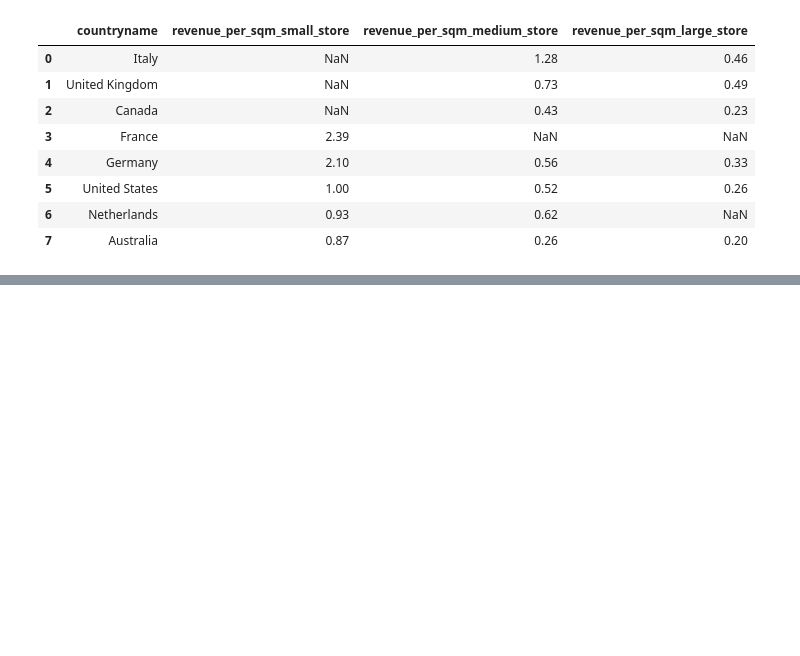
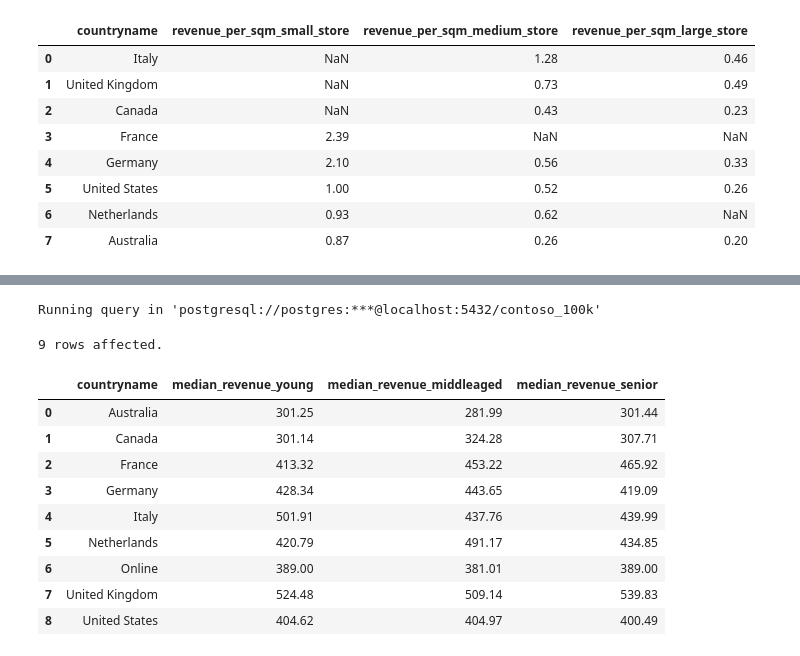
Before and after one commit to Du6eniuk/Du6eniuk, a Jupyter notebook: 0_Intro/2_Colab_Notebooks.ipynb, the cells around one changed output, grey strips where cells are left out. Cells and saved outputs as stored; diff of their text form; code cells hidden in the pictures; blank space fills up the shorter version.

```diff
--- a/0_Intro/2_Colab_Notebooks.ipynb
+++ b/0_Intro/2_Colab_Notebooks.ipynb
@@ -512,0 +580,24 @@ Running query in 'postgresql://postgres:***@localhost:5432/contoso_100k'
+# %%
+%%sql
+SELECT st.countryname,
+PERCENTILE_CONT(0.5) WITHIN GROUP (ORDER BY CASE WHEN c.age < 30 THEN s.netprice * s.quantity / s.exchangerate END) AS median_revenue_young,
+PERCENTILE_CONT(0.5) WITHIN GROUP (ORDER BY CASE WHEN c.age BETWEEN 30 AND 50 THEN s.netprice * s.quantity / s.exchangerate END) AS median_revenue_middleaged,
+PERCENTILE_CONT(0.5) WITHIN GROUP (ORDER BY CASE WHEN c.age > 50 THEN s.netprice * s.quantity / s.exchangerate END) AS median_revenue_senior
+FROM sales s
+LEFT JOIN store st ON s.storekey = st.storekey
+LEFT JOIN customer c ON s.customerkey = c.customerkey
+GROUP BY 1
+ORDER BY 1
+# %% [output]
+Running query in 'postgresql://postgres:***@localhost:5432/contoso_100k'
+9 rows affected.
+|  | countryname | median_revenue_young | median_revenue_middleaged | median_revenue_senior |
+| 0 | Australia | 301.25 | 281.99 | 301.44 |
+| 1 | Canada | 301.14 | 324.28 | 307.71 |
+| 2 | France | 413.32 | 453.22 | 465.92 |
+| 3 | Germany | 428.34 | 443.65 | 419.09 |
+| 4 | Italy | 501.91 | 437.76 | 439.99 |
+| 5 | Netherlands | 420.79 | 491.17 | 434.85 |
+| 6 | Online | 389.00 | 381.01 | 389.00 |
+| 7 | United Kingdom | 524.48 | 509.14 | 539.83 |
+| 8 | United States | 404.62 | 404.97 | 400.49 |
```
Also changed, not shown: parts of 3 cells of this notebook.
